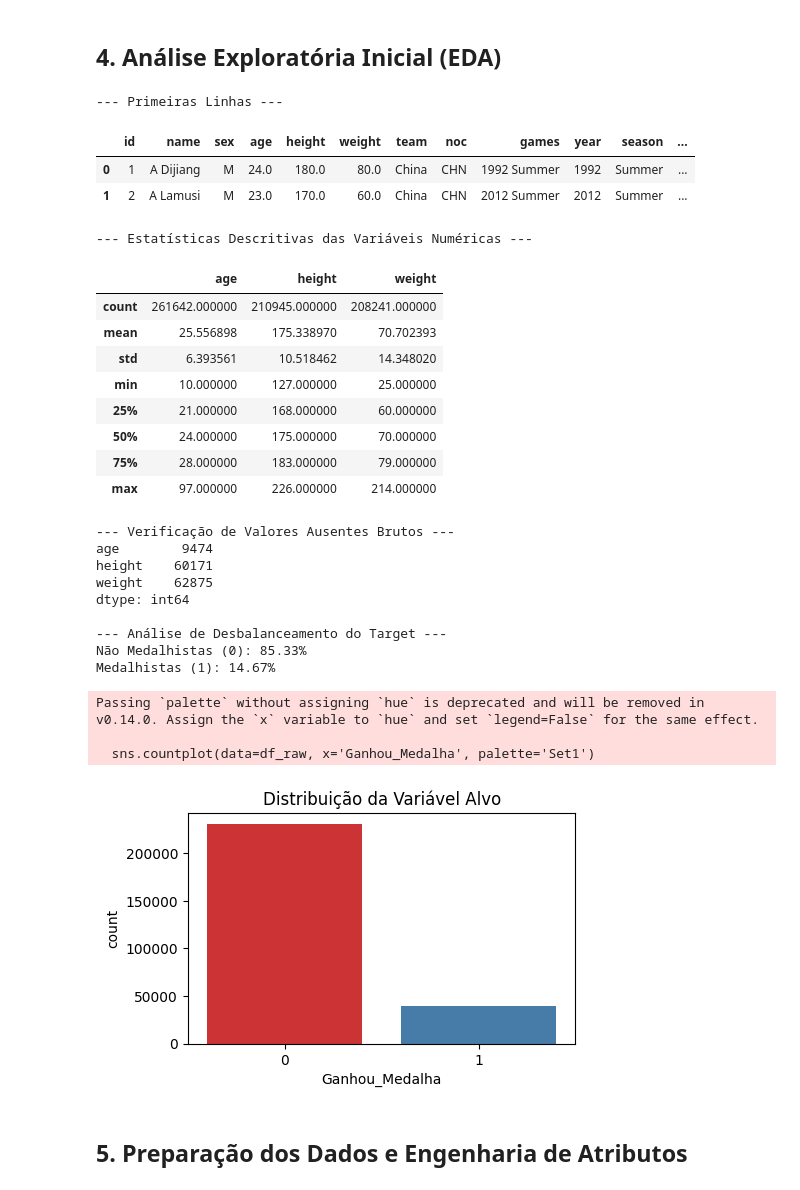
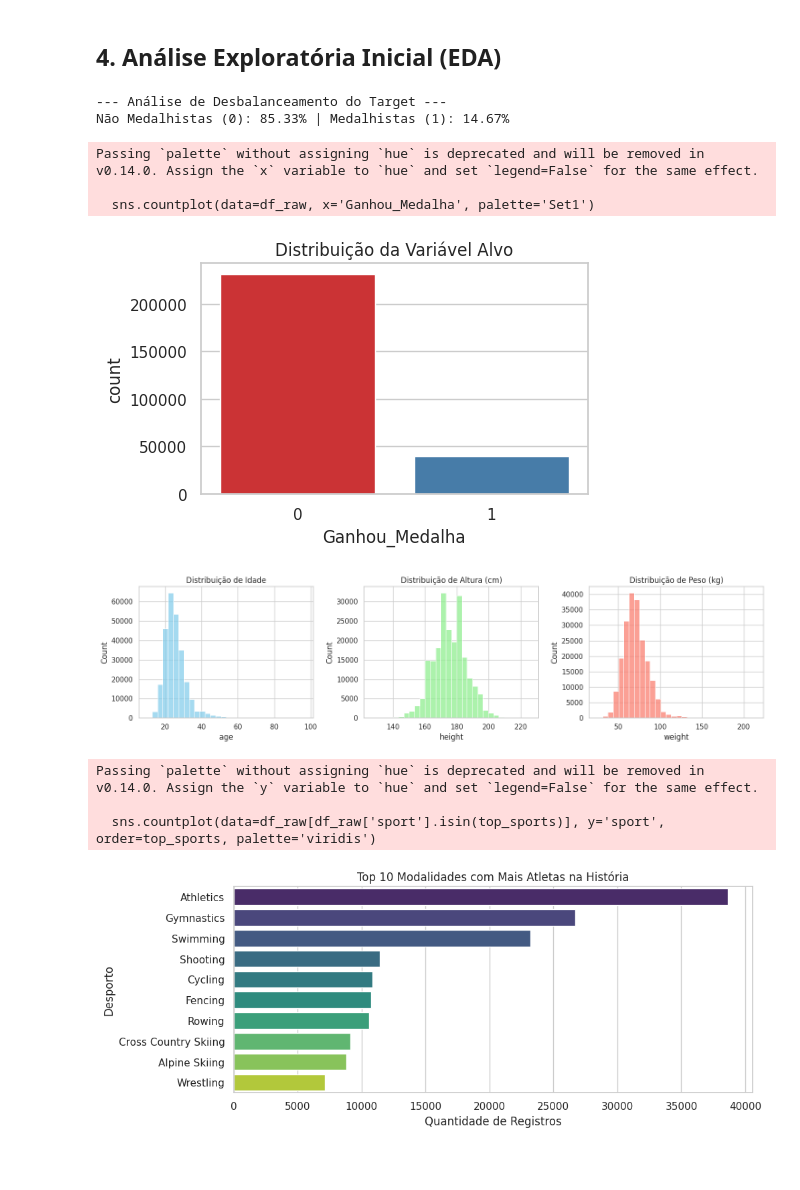
Before and after one commit to ldelanieze/MVP_ML_Analytics-06-2026, a Jupyter notebook: MVP_ML_Analytics_Luiza_Delanieze.ipynb, the cells around one changed output. Saved outputs shown, nothing was run; the diff lists cells and outputs as text; code cells hidden in the pictures; blank space fills up the shorter version.

```diff
--- a/MVP_ML_Analytics_Luiza_Delanieze.ipynb
+++ b/MVP_ML_Analytics_Luiza_Delanieze.ipynb
@@ -82,56 +83,48 @@ A descarregar o dataset diretamente da URL pública...
 ## 4. Análise Exploratória Inicial (EDA)
 # %%
 # =====================================================================
-# CÉLULA 2: ANÁLISE EXPLORATÓRIA E DISTRIBUIÇÃO DO TARGET
+# CÉLULA 2: ANÁLISE EXPLORATÓRIA VISUAL E DISTRIBUIÇÃO DO TARGET
 # =====================================================================
 # Criando a variável alvo binária para Classificação
 df_raw['Ganhou_Medalha'] = df_raw['medal'].notna().astype(int)
 
-print("--- Primeiras Linhas ---")
-display(df_raw.head(2))
-
-print("\n--- Estatísticas Descritivas das Variáveis Numéricas ---")
-display(df_raw[['age', 'height', 'weight']].describe())
-
-print("\n--- Verificação de Valores Ausentes Brutos ---")
-print(df_raw[['age', 'height', 'weight']].isnull().sum())
-
 print("\n--- Análise de Desbalanceamento do Target ---")
 dist_target = df_raw['Ganhou_Medalha'].value_counts(normalize=True) * 100
-print(f"Não Medalhistas (0): {dist_target[0]:.2f}%\nMedalhistas (1): {dist_target[1]:.2f}%")
+print(f"Não Medalhistas (0): {dist_target[0]:.2f}% | Medalhistas (1): {dist_target[1]:.2f}%")
 
-# Gráfico da distribuição do target
+sns.set_theme(style="whitegrid")
+
+# 1. Gráfico da distribuição do target
 plt.figure(figsize=(5, 3))
 sns.countplot(data=df_raw, x='Ganhou_Medalha', palette='Set1')
 plt.title("Distribuição da Variável Alvo")
 plt.show()
+
+# 2. Gráficos de Distribuição Física
+fig, axes = plt.subplots(1, 3, figsize=(15, 4))
+sns.histplot(df_raw['age'].dropna(), bins=30, ax=axes[0], color='skyblue').set_title('Distribuição de Idade')
+sns.histplot(df_raw['height'].dropna(), bins=30, ax=axes[1], color='lightgreen').set_title('Distribuição de Altura (cm)')
+sns.histplot(df_raw['weight'].dropna(), bins=30, ax=axes[2], color='salmon').set_title('Distribuição de Peso (kg)')
+plt.tight_layout()
+plt.show()
+
+# 3. Top 10 Modalidades
+plt.figure(figsize=(10, 4))
+top_sports = df_raw['sport'].value_counts().head(10).index
+sns.countplot(data=df_raw[df_raw['sport'].isin(top_sports)], y='sport', order=top_sports, palette='viridis')
+plt.title('Top 10 Modalidades com Mais Atletas na História')
+plt.xlabel('Quantidade de Registros')
+plt.ylabel('Desporto')
+plt.show()
 # %% [output]
---- Primeiras Linhas ---
+--- Análise de Desbalanceamento do Target ---
+Não Medalhistas (0): 85.33% | Medalhistas (1): 14.67%
-|  | id | name | sex | age | height | weight | team | noc | games | year | season | ... |
-| 0 | 1 | A Dijiang | M | 24.0 | 180.0 | 80.0 | China | CHN | 1992 Summer | 1992 | Summer | ... |
-| 1 | 2 | A Lamusi | M | 23.0 | 170.0 | 60.0 | China | CHN | 2012 Summer | 2012 | Summer | ... |
---- Estatísticas Descritivas das Variáveis Numéricas ---
+Passing `palette` without assigning `hue` is deprecated and will be removed in v0.14.0. Assign the `x` variable to `hue` and set `legend=False` for the same effect.
+
+  sns.countplot(data=df_raw, x='Ganhou_Medalha', palette='Set1')
-|  | age | height | weight |
-| count | 261642.000000 | 210945.000000 | 208241.000000 |
-| mean | 25.556898 | 175.338970 | 70.702393 |
-| std | 6.393561 | 10.518462 | 14.348020 |
-| min | 10.000000 | 127.000000 | 25.000000 |
-| 25% | 21.000000 | 168.000000 | 60.000000 |
-| 50% | 24.000000 | 175.000000 | 70.000000 |
-| 75% | 28.000000 | 183.000000 | 79.000000 |
-| max | 97.000000 | 226.000000 | 214.000000 |
+[figure, new version]
+[figure, added]
---- Verificação de Valores Ausentes Brutos ---
-age        9474
-height    60171
-weight    62875
-dtype: int64
+Passing `palette` without assigning `hue` is deprecated and will be removed in v0.14.0. Assign the `y` variable to `hue` and set `legend=False` for the same effect.
 
---- Análise de Desbalanceamento do Target ---
-Não Medalhistas (0): 85.33%
-Medalhistas (1): 14.67%
+  sns.countplot(data=df_raw[df_raw['sport'].isin(top_sports)], y='sport', order=top_sports, palette='viridis')
-Passing `palette` without assigning `hue` is deprecated and will be removed in v0.14.0. Assign the `x` variable to `hue` and set `legend=False` for the same effect.
-
-  sns.countplot(data=df_raw, x='Ganhou_Medalha', palette='Set1')
-[figure, old version]
+[figure, added]
-# %% [markdown]
-## 5. Preparação dos Dados e Engenharia de Atributos
```
Also changed, not shown: parts of 19 cells of this notebook.
